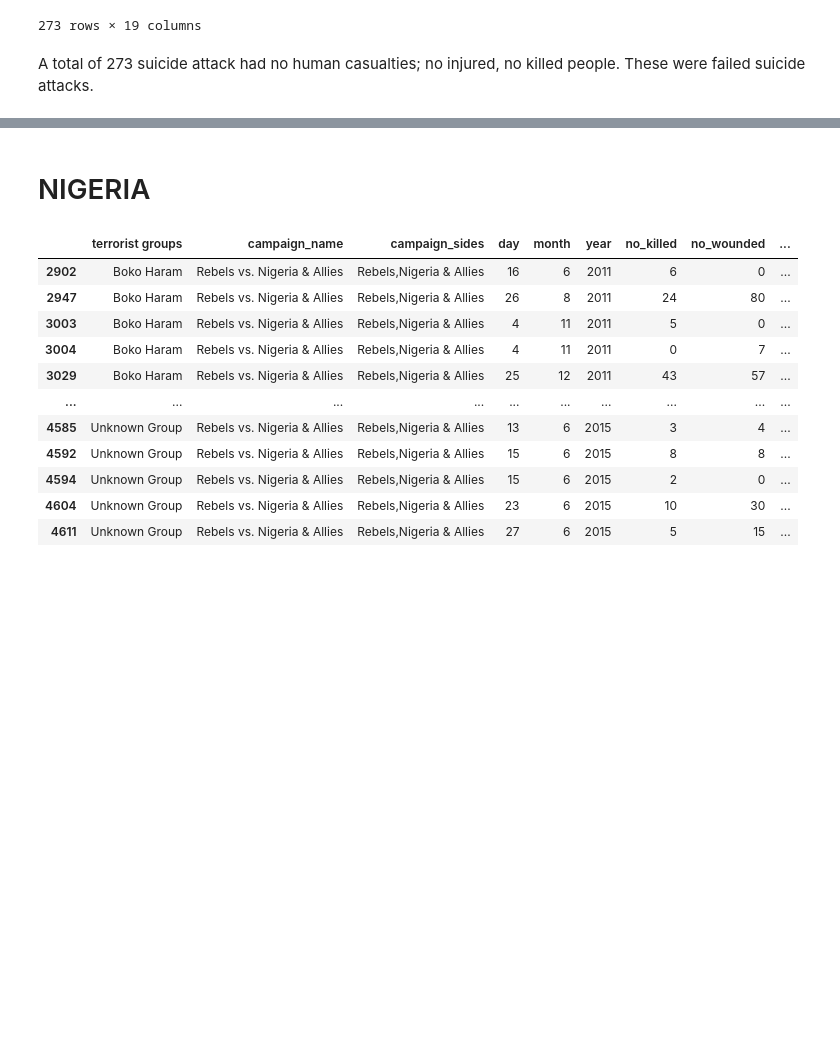
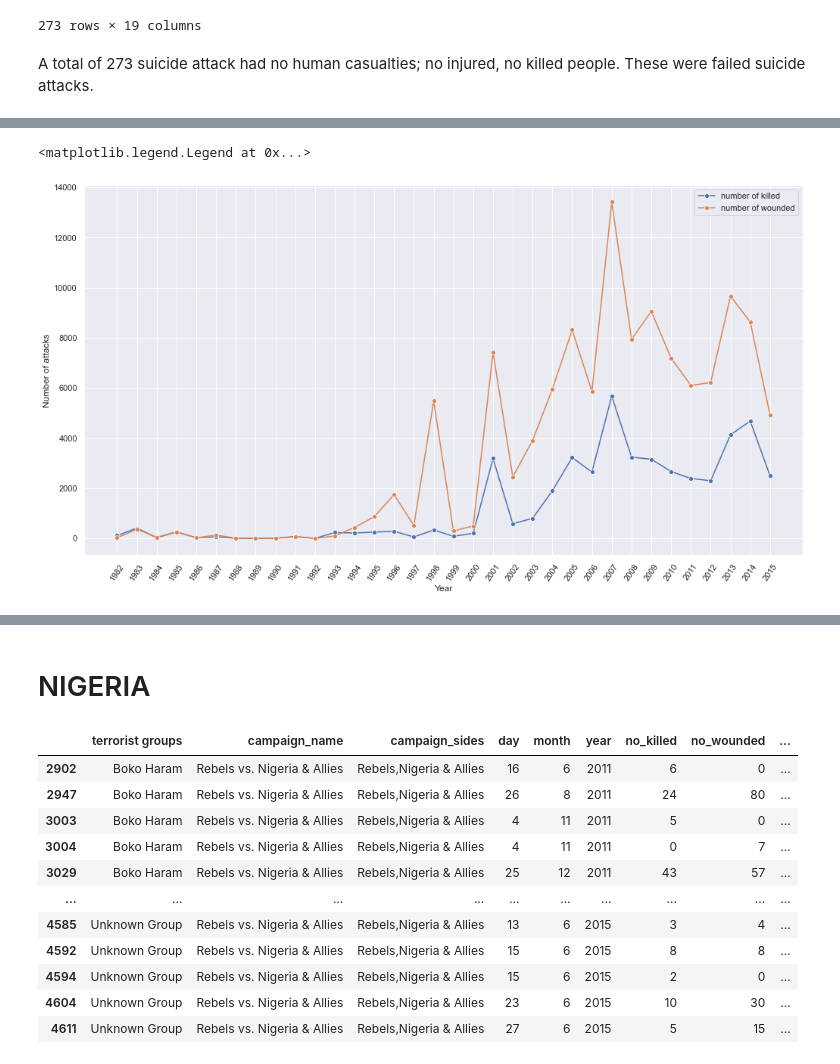
Before and after one commit to Goldochim/Projects-with-Friends, a Jupyter notebook: suicide.ipynb, the cells around one changed output, grey strips where cells are left out. Cells and saved outputs as stored; diff of their text form; code cells hidden in the pictures; blank space fills up the shorter version.

```diff
--- a/suicide.ipynb
+++ b/suicide.ipynb
@@ -99,0 +146,13 @@ A total of 273 suicide attack had no human casualties; no injured, no killed peo
+# %%
+plt.figure(figsize=(17, 9))
+sns.set_theme(style='darkgrid')
+sns.lineplot(data=df.groupby('year')['no_killed'].sum(), marker='o')
+sns.lineplot(data=df.groupby('year')['no_wounded'].sum(), marker='o')
+plt.xlabel('Year')
+plt.ylabel('Number of attacks')
+xaxis=[1982, 1983, 1984, 1985, 1986, 1987, 1988, 1989, 1990, 1991, 1992, 1993, 1994, 1995, 1996, 1997, 1998, 1999, 2000, 2001, 2002, 2003, 2004, 2005, 2006, 2007, 2008, 2009, 2010, 2011, 2012, 2013, 2014, 2015]
+plt.xticks(xaxis, rotation=55)
+plt.legend(labels=['number of killed', 'number of wounded'])
+# %% [output]
+<matplotlib.legend.Legend at 0x...>
+[figure, added]
```
Also changed, not shown: parts of 18 cells of this notebook.
